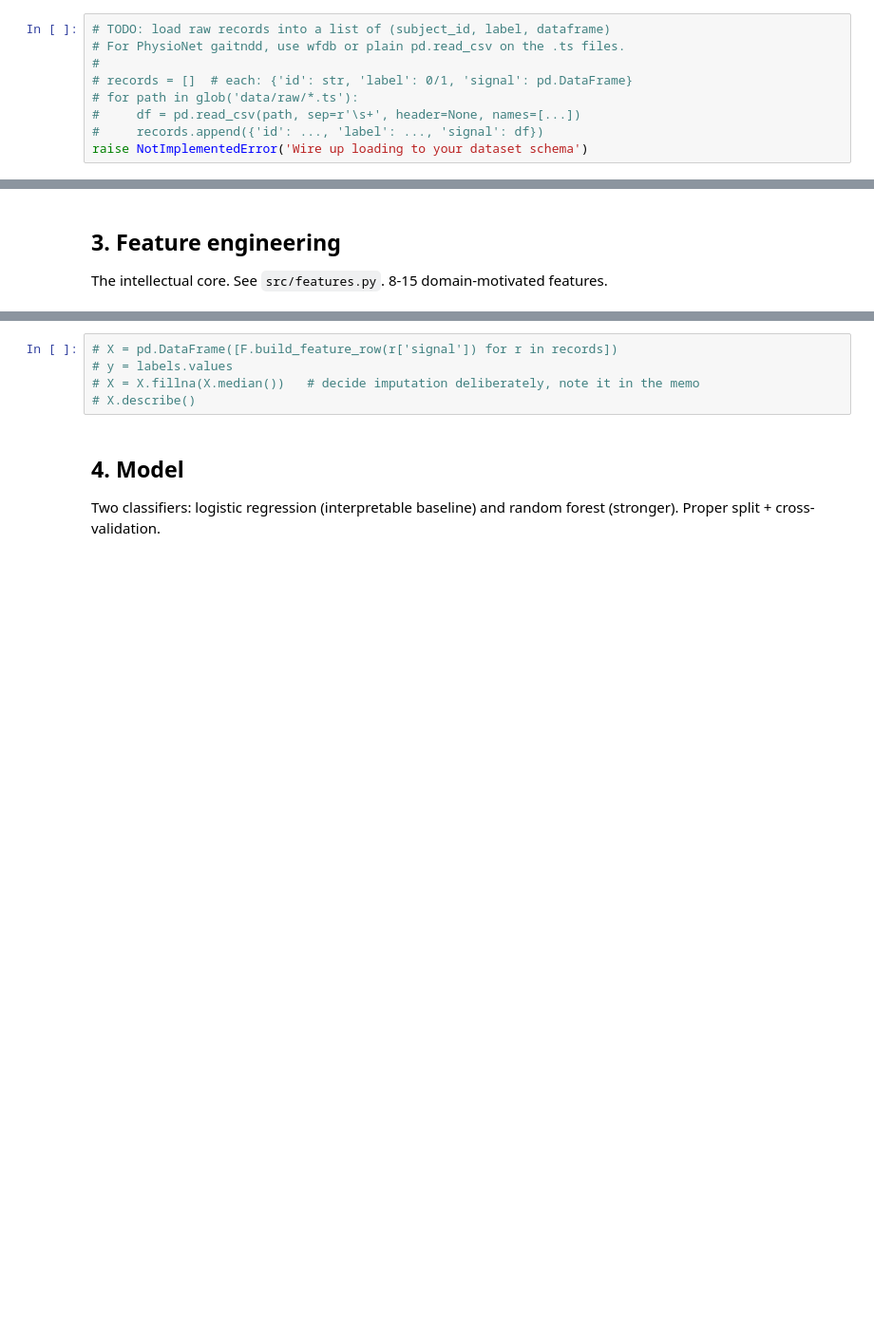
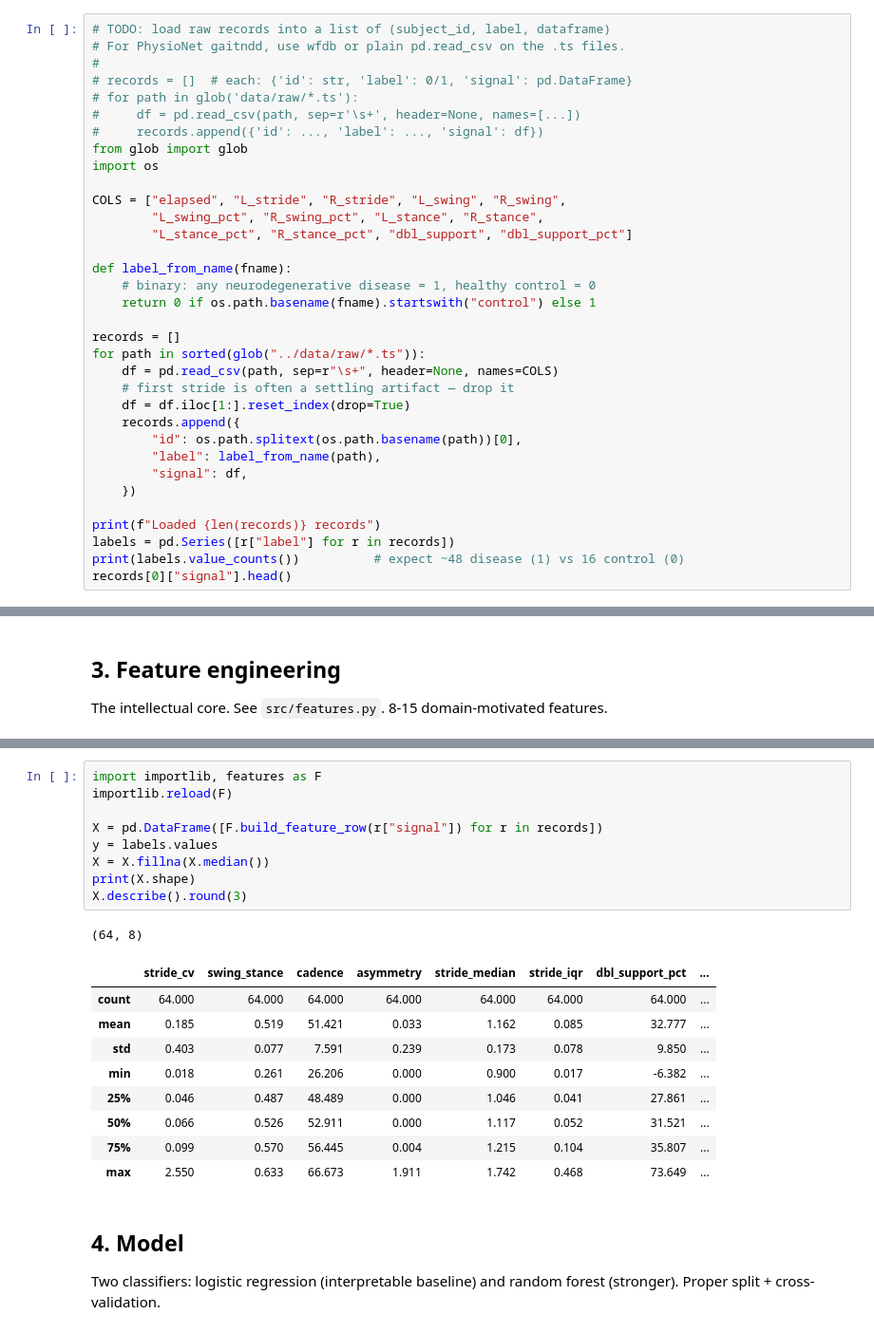
Before and after one commit to binnypark/digital-biomarker-teardown, a Jupyter notebook: notebooks/01_analysis.ipynb, the cells around one changed output, grey strips where cells are left out. Shown at 95% size. Drawn from its saved outputs; the diff is of its cells as text; blank space fills up the shorter version.

```diff
--- a/notebooks/01_analysis.ipynb
+++ b/notebooks/01_analysis.ipynb
@@ -34,4 +34,29 @@ Download a dataset (see `data/DATA.md`), drop it in `data/raw/`, then adapt this
 # for path in glob('data/raw/*.ts'):
 #     df = pd.read_csv(path, sep=r'\s+', header=None, names=[...])
 #     records.append({'id': ..., 'label': ..., 'signal': df})
-raise NotImplementedError('Wire up loading to your dataset schema')
+from glob import glob
+import os
+
+COLS = ["elapsed", "L_stride", "R_stride", "L_swing", "R_swing",
+        "L_swing_pct", "R_swing_pct", "L_stance", "R_stance",
+        "L_stance_pct", "R_stance_pct", "dbl_support", "dbl_support_pct"]
+
+def label_from_name(fname):
+    # binary: any neurodegenerative disease = 1, healthy control = 0
+    return 0 if os.path.basename(fname).startswith("control") else 1
+
+records = []
+for path in sorted(glob("../data/raw/*.ts")):
+    df = pd.read_csv(path, sep=r"\s+", header=None, names=COLS)
+    # first stride is often a settling artifact — drop it
+    df = df.iloc[1:].reset_index(drop=True)
+    records.append({
+        "id": os.path.splitext(os.path.basename(path))[0],
+        "label": label_from_name(path),
+        "signal": df,
+    })
+
+print(f"Loaded {len(records)} records")
+labels = pd.Series([r["label"] for r in records])
+print(labels.value_counts())          # expect ~48 disease (1) vs 16 control (0)
+records[0]["signal"].head()
@@ -51,8 +165,23 @@ The intellectual core. See `src/features.py`. 8-15 domain-motivated features.
 # %%
-# X = pd.DataFrame([F.build_feature_row(r['signal']) for r in records])
-# y = labels.values
-# X = X.fillna(X.median())   # decide imputation deliberately, note it in the memo
-# X.describe()
+import importlib, features as F
+importlib.reload(F)
+
+X = pd.DataFrame([F.build_feature_row(r["signal"]) for r in records])
+y = labels.values
+X = X.fillna(X.median())
+print(X.shape)
+X.describe().round(3)
+# %% [output]
+(64, 8)
+|  | stride_cv | swing_stance | cadence | asymmetry | stride_median | stride_iqr | dbl_support_pct | ... |
+| count | 64.000 | 64.000 | 64.000 | 64.000 | 64.000 | 64.000 | 64.000 | ... |
+| mean | 0.185 | 0.519 | 51.421 | 0.033 | 1.162 | 0.085 | 32.777 | ... |
+| std | 0.403 | 0.077 | 7.591 | 0.239 | 0.173 | 0.078 | 9.850 | ... |
+| min | 0.018 | 0.261 | 26.206 | 0.000 | 0.900 | 0.017 | -6.382 | ... |
+| 25% | 0.046 | 0.487 | 48.489 | 0.000 | 1.046 | 0.041 | 27.861 | ... |
+| 50% | 0.066 | 0.526 | 52.911 | 0.000 | 1.117 | 0.052 | 31.521 | ... |
+| 75% | 0.099 | 0.570 | 56.445 | 0.004 | 1.215 | 0.104 | 35.807 | ... |
+| max | 2.550 | 0.633 | 66.673 | 1.911 | 1.742 | 0.468 | 73.649 | ... |
 # %% [markdown]
 ## 4. Model
 
```
Also changed, not shown: parts of 12 cells of this notebook.
